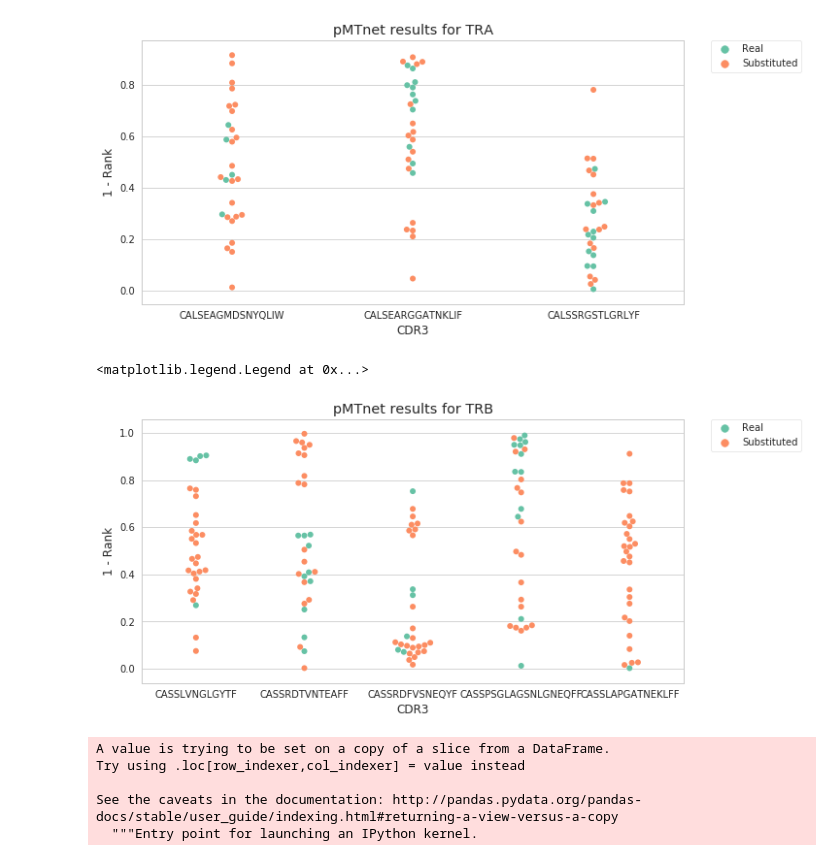
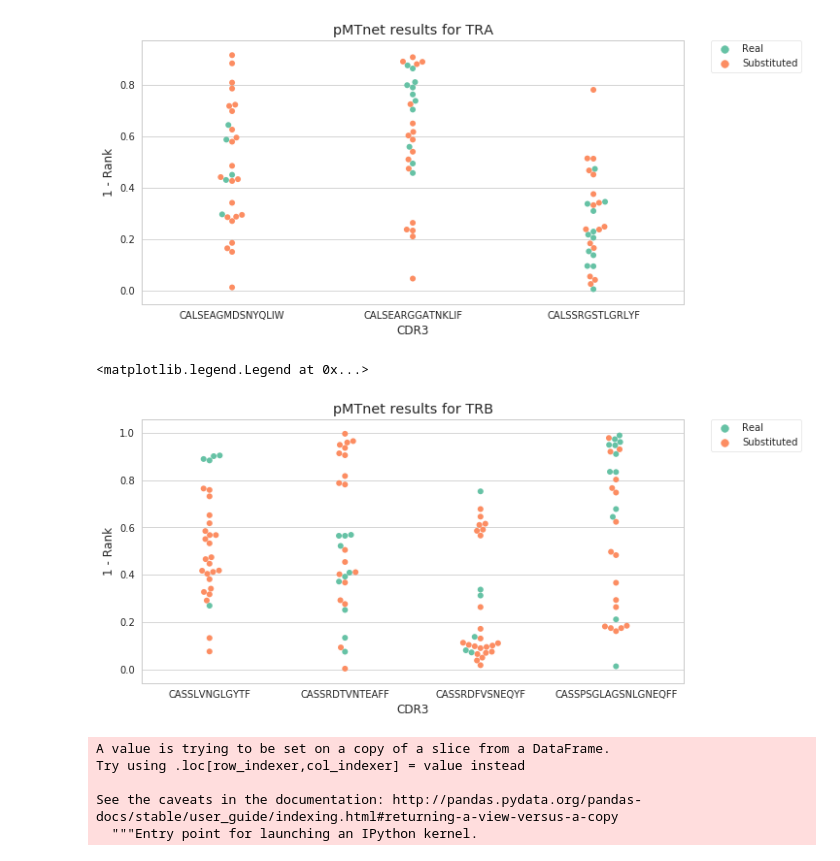
Before and after one commit to antigenomics/vdjdb-classifier-benchmark, a Jupyter notebook: pMTnet/pMTnet_new_data.ipynb, the cells around one changed output. Cells and saved outputs as stored; diff of their text form; code cells hidden in the pictures.

```diff
--- a/pMTnet/pMTnet_new_data.ipynb
+++ b/pMTnet/pMTnet_new_data.ipynb
@@ -100,16 +100,18 @@ plt.legend(bbox_to_anchor=(1.05, 1), loc=2, borderaxespad=0.)
 [figure]
 # %%
 fig, ax = plt.subplots(figsize=(10, 5))
-ax = sns.swarmplot(x="CDR3", y="Rank", hue='Label', data=trb_data, size=6, palette=sns.color_palette("Set2"))
+ax = sns.swarmplot(x="CDR3", y="Rank", hue='Label',
+                   data=trb_data.loc[trb_data.CDR3 != 'CASSLAPGATNEKLFF'],
+                                     size=6, palette=sns.color_palette("Set2"))
 # ax = sns.boxplot(x="day", y="total_bill", data=tips,
 #         showcaps=False,boxprops={'facecolor':'None'},
 #         showfliers=False,whiskerprops={'linewidth':0})
 ax.set_ylabel('1 - Rank')
 ax.set_title('pMTnet results for TRB')
 plt.legend(bbox_to_anchor=(1.05, 1), loc=2, borderaxespad=0.)
 # %% [output]
 <matplotlib.legend.Legend at 0x...>
-[figure, old version]
+[figure, new version]
 # %%
 nlv_data['Label'] = nlv_data.label.apply(lambda x: 'Real' if x == 1 else 'Substituted')
 fig, ax = plt.subplots(figsize=(10, 5))
```
Also changed, not shown: 5 other files.
